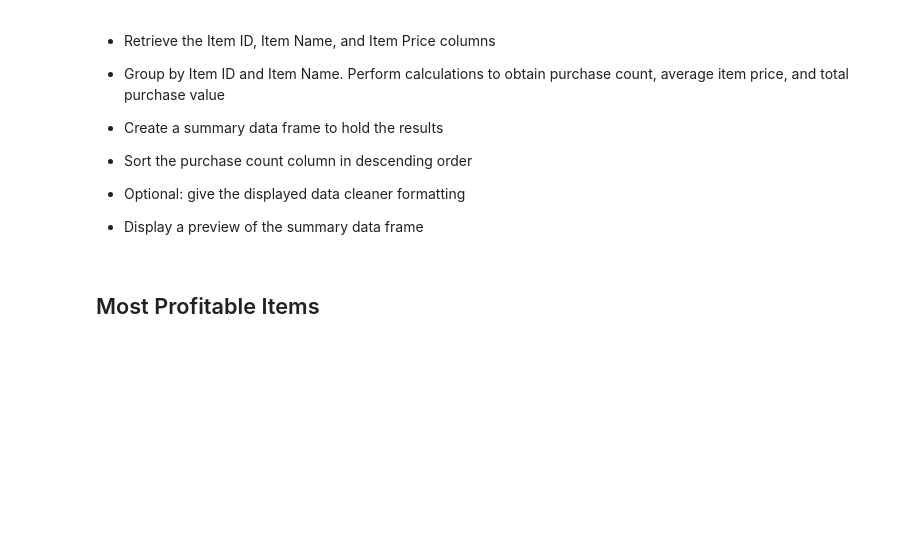
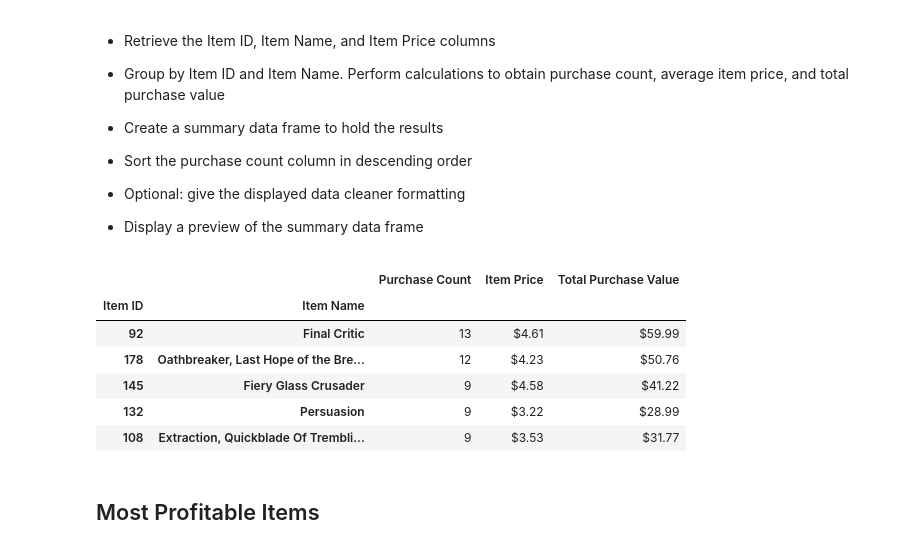
Before and after one commit to cheyroseflammer/pandas-challange, a Jupyter notebook: HereosOfPymoli/HeroesOfPymoli_starter.ipynb, the cells around one changed output. Cells and saved outputs as stored; diff of their text form; code cells hidden in the pictures; blank space fills up the shorter version.

```diff
--- a/HereosOfPymoli/HeroesOfPymoli_starter.ipynb
+++ b/HereosOfPymoli/HeroesOfPymoli_starter.ipynb
@@ -214,6 +314,39 @@ Name: SN, dtype: object
 
 
 * Display a preview of the summary data frame
+# %%
+# Grabbing the data we need for popular items
+popular_items = purchase_df[['Item ID', 'Item Name', 'Price']]
+# Needs a group by for data frame index
+popular_items = purchase_df.groupby(["Item ID","Item Name"])
+# Calculations for purchase items count
+items_count = popular_items['Item ID'].count()
+# Calulations for avg item price
+items_price = popular_items['Price'].mean()
+# Calulatation for total price of purchases
+items_total = popular_items['Price'].sum()
+# Format price data
+items_price = items_price.map('${:,.2f}'.format)
+# %%
+# Create Table
+popular_items_df = pd.DataFrame({
+    "Purchase Count": items_count,
+    "Item Price": items_price,
+    "Total Purchase Value": items_total
+})
+# Sort to get most popular by purchase count
+popular_items_df = popular_items_df.sort_values(by=['Purchase Count'], ascending=False)
+# Fomrat total purchase value down here because it gets messed up when i do it above
+popular_items_df['Total Purchase Value'] = popular_items_df['Total Purchase Value'].map('${:,.2f}'.format)
+popular_items_df.head()
+# %% [output]
+|  |  | Purchase Count | Item Price | Total Purchase Value |
+| Item ID | Item Name |  |  |  |
+| 92 | Final Critic | 13 | $4.61 | $59.99 |
+| 178 | Oathbreaker, Last Hope of the Bre... | 12 | $4.23 | $50.76 |
+| 145 | Fiery Glass Crusader | 9 | $4.58 | $41.22 |
+| 132 | Persuasion | 9 | $3.22 | $28.99 |
+| 108 | Extraction, Quickblade Of Trembli... | 9 | $3.53 | $31.77 |
 # %% [markdown]
 ## Most Profitable Items
 # %% [markdown]
```
Also changed, not shown: parts of 17 cells of this notebook.
